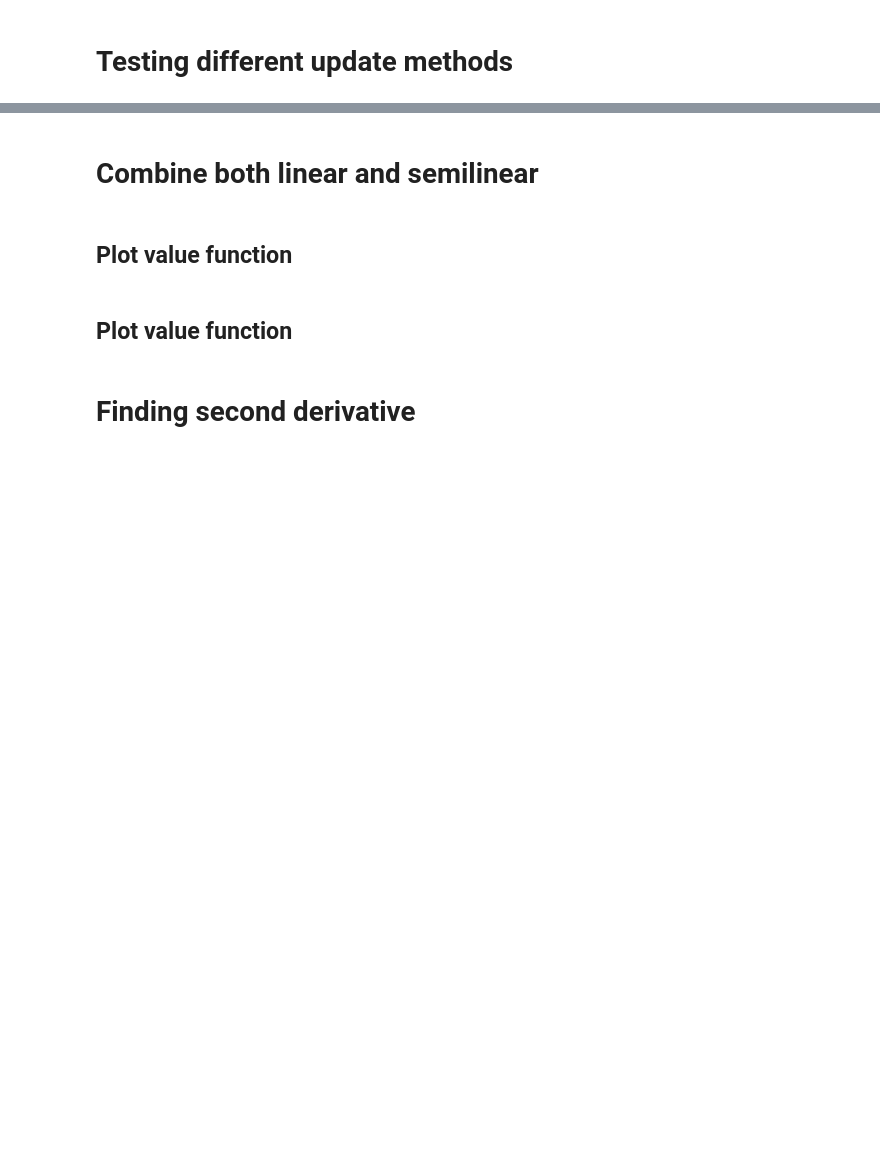
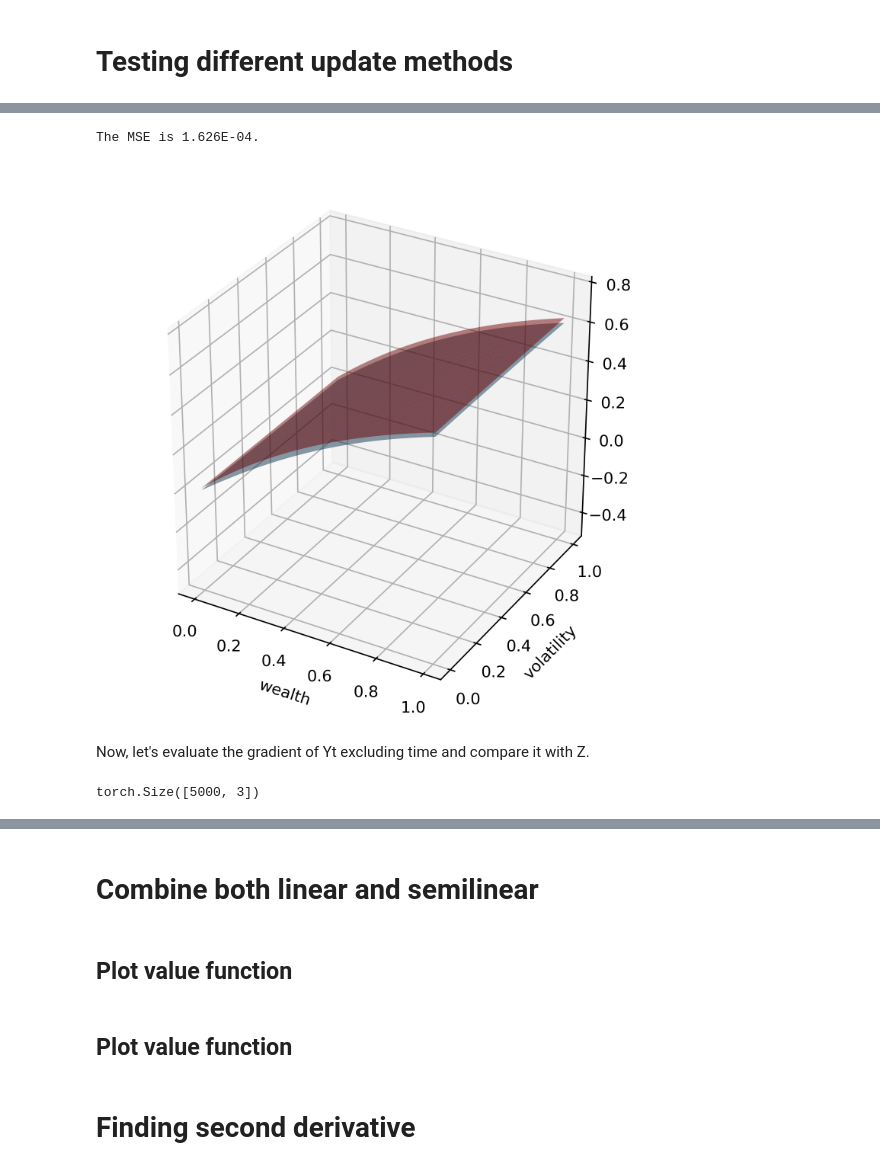
Before and after one commit to arashfahim/reduction-method-for-fully-nonlinear-PDEs, a Jupyter notebook: Rewrite.ipynb, the cells around one changed output, grey strips where cells are left out. Saved outputs shown, nothing was run; the diff lists cells and outputs as text; code cells hidden in the pictures; blank space fills up the shorter version.

```diff
--- a/Rewrite.ipynb
+++ b/Rewrite.ipynb
@@ -821,2 +1142,2 @@ heat = linear(sigma,mu,f,k,g,pde_params,sim_params)
 # %%
-heat.train(lr=1e-2,delta_loss=1e-10,max_num_epochs=7000)
+heat.train(lr=1e-2,delta_loss=1e-10,max_num_epochs=5000)
@@ -955,0 +1432,40 @@ print this
+# %%
+def display_value(eqn):
+    sol_exp = solution(pde_params)
+    if dim == 2:
+        steps =100
+        x = torch.linspace(0.0,1.,steps=steps)
+        y = torch.linspace(0.0,1.,steps=steps)
+        xy = torch.cartesian_prod(x,y)
+        txy = torch.cat((0*torch.ones(xy.shape[0],1),xy),axis=1)
+        # v_T = eqn.terminal(xy).detach().reshape(steps,steps).squeeze(-1)
+        v = Yt(txy).detach().reshape(steps,steps).squeeze(-1)
+        v_0 = sol_exp(txy).detach().reshape(steps,steps).squeeze(-1)
+        f,ax = plt.subplots(1,1,figsize=(5,5),dpi=300);
+        ax = plt.axes(projection='3d')
+        X, Y = torch.meshgrid(x, y, indexing='ij')
+        surf = ax.plot_surface(X.numpy(),Y.numpy(),v.numpy(),alpha=0.5,label="approximation");
+        surf = ax.plot_surface(X.numpy(),Y.numpy(),v_0.numpy(),color='r',alpha=0.5,label='closed-form');
+        ax.set_xlabel('wealth')
+        ax.set_ylabel('volatility');
+        ax.set_zlim((-0.5,0.8))
+        # surf._facecolors2d = surf._facecolors3d
+        # surf._edgecolors2d = surf._edgecolors3d
+        # ax.legend();
+        plt.tight_layout(rect=[0,0,1,1]);
+    tdata = torch.rand(2**14,dim+1)
+    v = Yt(tdata).detach().squeeze(-1)
+    # tdata = torch.cat((torch.zeros(data.shape[0],1),data),axis=1)
+    v_0 = sol_exp(tdata).detach().squeeze(-1)
+    print("The MSE is {:.3E}.".format(pow(v-v_0,2).mean()))
+# %%
+display_value(heat)
+# %% [output]
+The MSE is 1.626E-04.
+[figure, added]
+# %% [markdown]
+Now, let's evaluate the gradient of Yt excluding time and compare it with Z.
+# %%
+x_data[0:5000,:].shape
+# %% [output]
+torch.Size([5000, 3])
```
Also changed, not shown: parts of 73 cells of this notebook.
